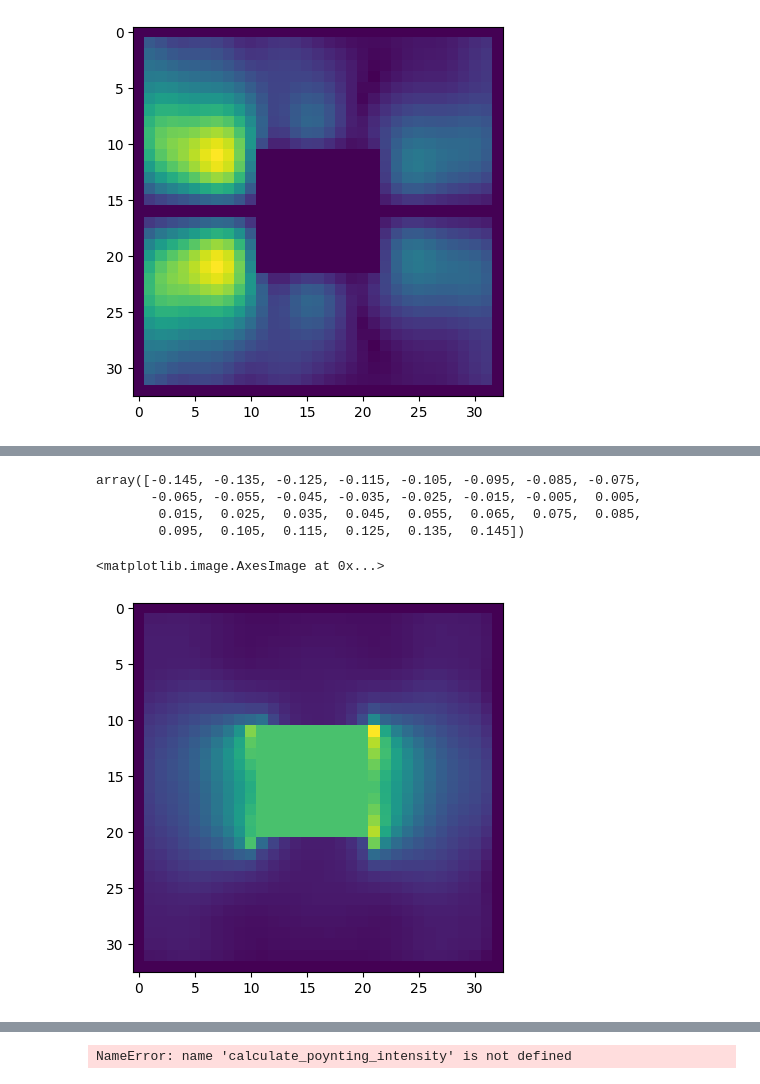
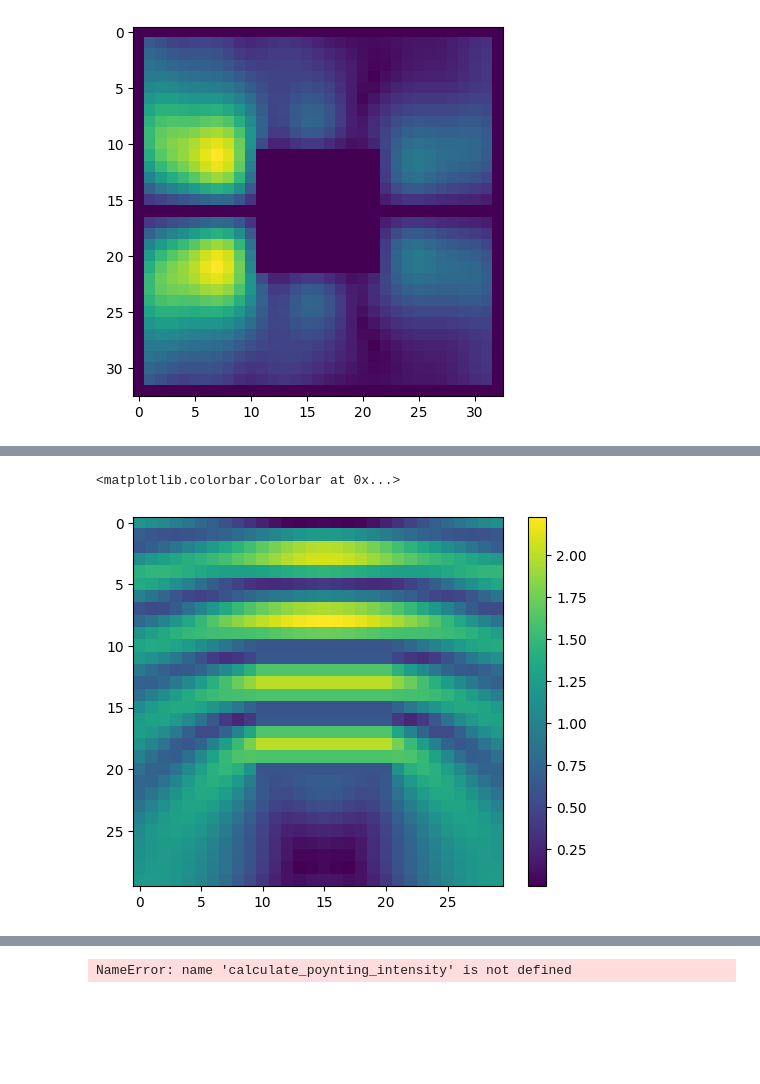
Before and after one commit to shiro-github-python/OpenFDTD_read_ofdFile, a Jupyter notebook: readOutputData.ipynb, the cells around one changed output, grey strips where cells are left out. Drawn from its saved outputs; the diff is of its cells as text; code cells hidden in the pictures; blank space fills up the shorter version.

```diff
--- a/readOutputData.ipynb
+++ b/readOutputData.ipynb
@@ -483,4 +522,4 @@ def NA(i, j, k):
 iy = 15
 for iz in range(Nz):
     for ix in range(Nx):
-        Ey_zx[ix, iz] = complex(c_fields[0]["Ey_r"][NA(ix,iy,iz)], c_fields[0]["Ey_i"][NA(ix,iy,iz)])
+        Ey_zx[ix, iz] = complex(c_fields[0]["Ey_r"][NA(od, ix,iy,iz)], c_fields[0]["Ey_i"][NA(od, ix,iy,iz)])
@@ -573,52 +599,3 @@ array([ 0.00000000e+00+0.00000000e+00j,  1.84896514e-02-2.75555309e-02j,
-# %%
-data["Xc"]
-# %% [output]
-array([-0.145, -0.135, -0.125, -0.115, -0.105, -0.095, -0.085, -0.075,
-       -0.065, -0.055, -0.045, -0.035, -0.025, -0.015, -0.005,  0.005,
-        0.015,  0.025,  0.035,  0.045,  0.055,  0.065,  0.075,  0.085,
-        0.095,  0.105,  0.115,  0.125,  0.135,  0.145])
-# %%
-Ex_zx = np.zeros((Nx+3, Nz+3), dtype=np.complex128)
-Ey_zx = np.zeros((Nx+3, Nz+3), dtype=np.complex128)
-Ez_zx = np.zeros((Nx+3, Nz+3), dtype=np.complex128)
-Ex_zy = np.zeros((Ny+3, Nz+3), dtype=np.complex128)
-Ey_zy = np.zeros((Ny+3, Nz+3), dtype=np.complex128)
-Ez_zy = np.zeros((Ny+3, Nz+3), dtype=np.complex128)
-Ex_yx = np.zeros((Nx+3, Ny+3), dtype=np.complex128)
-Ey_yx = np.zeros((Nx+3, Ny+3), dtype=np.complex128)
-Ez_yx = np.zeros((Nx+3, Ny+3), dtype=np.complex128)
-iy = 16
-for iz in range(Nz+3):
-    for ix in range(Nx+3):
-        cx = complex(c_fields[0]["Ex_r"][iz*(Nx+3)*(Ny+3)+iy*(Nx+3)+ix],
-                                c_fields[0]["Ex_i"][iz*(Nx+3)*(Ny+3)+iy*(Nx+3)+ix])
-        cy = complex(c_fields[0]["Ey_r"][iz*(Nx+3)*(Ny+3)+iy*(Nx+3)+ix],
-                                c_fields[0]["Ey_i"][iz*(Nx+3)*(Ny+3)+iy*(Nx+3)+ix])
-        cz = complex(c_fields[0]["Ez_r"][iz*(Nx+3)*(Ny+3)+iy*(Nx+3)+ix],
-                                c_fields[0]["Ez_i"][iz*(Nx+3)*(Ny+3)+iy*(Nx+3)+ix])
-        Ex_zx[ix, iz] = cx
-        Ey_zx[ix, iz] = cy
-        Ez_zx[ix, iz] = cz
-
-ix = 16
-for iz in range(Nz+3):
-    for iy in range(Ny+3):
-        Ex_zy[iy, iz] = complex(c_fields[0]["Ex_r"][iz*(Nx+3)*(Ny+3)+iy*(Nx+3)+ix],
-                                c_fields[0]["Ex_i"][iz*(Nx+3)*(Ny+3)+iy*(Nx+3)+ix])
-        Ey_zy[iy, iz] = complex(c_fields[0]["Ey_r"][iz*(Nx+3)*(Ny+3)+iy*(Nx+3)+ix],
-                                c_fields[0]["Ey_i"][iz*(Nx+3)*(Ny+3)+iy*(Nx+3)+ix])
-        Ez_zy[iy, iz] = complex(c_fields[0]["Ez_r"][iz*(Nx+3)*(Ny+3)+iy*(Nx+3)+ix],
-                                c_fields[0]["Ez_i"][iz*(Nx+3)*(Ny+3)+iy*(Nx+3)+ix])
-
-iz = 16
-for ix in range(Nx+3):
-    for iy in range(Ny+3):
-        Ex_yx[ix, iy] = complex(c_fields[0]["Ex_r"][iz*(Nx+3)*(Ny+3)+iy*(Nx+3)+ix],
-                                c_fields[0]["Ex_i"][iz*(Nx+3)*(Ny+3)+iy*(Nx+3)+ix])
-        Ey_yx[ix, iy] = complex(c_fields[0]["Ey_r"][iz*(Nx+3)*(Ny+3)+iy*(Nx+3)+ix],
-                                c_fields[0]["Ey_i"][iz*(Nx+3)*(Ny+3)+iy*(Nx+3)+ix])
-        Ez_yx[ix, iy] = complex(c_fields[0]["Ez_r"][iz*(Nx+3)*(Ny+3)+iy*(Nx+3)+ix],
-                                c_fields[0]["Ez_i"][iz*(Nx+3)*(Ny+3)+iy*(Nx+3)+ix])
 # %%
 def calculate_poynting_intensity(E_vec, H_vec):
     """
@@ -660,25 +637,26 @@ def calculate_electric_field_intensity(Ex, Ey, Ez):
 # %%
 # 1. Define complex electric field component arrays (Ex, Ey, Ez)
 # Example: 1D arrays representing points in space or time
 #ex = np.array([1.0 + 1.0j, 0.0 + 2.0j, 3.0 - 1.0j])
 #ey = np.array([0.5 - 0.5j, 1.0 + 0.0j, 0.0 + 2.0j])
 #ez = np.array([0.0 + 0.0j, 0.0 + 1.0j, 1.0 + 1.0j])
 
 # Execute the calculation
 e_intensity = calculate_electric_field_intensity(Ex_yx, Ey_yx, Ez_yx)
 
 # Output results
 #print("--- Complex Field Components ---")
 #print(f"Ex: {3ex}")
 #print(f"Ey: {ey}")
 #print(f"Ez: {ez}")
 #print("\n--- Calculated Intensity ---")
 #print(f"Field Magnitude |E|: {e_intensity}")
 
 plt.imshow(e_intensity)
+plt.colorbar()
 # %% [output]
-<matplotlib.image.AxesImage at 0x...>
+<matplotlib.colorbar.Colorbar at 0x...>
-[figure, old version]
+[figure, new version]
 # %%
 plt.imshow(np.abs(Ez_zy)**2)
 plt.colorbar()
```
Also changed, not shown: parts of 15 cells of this notebook.
